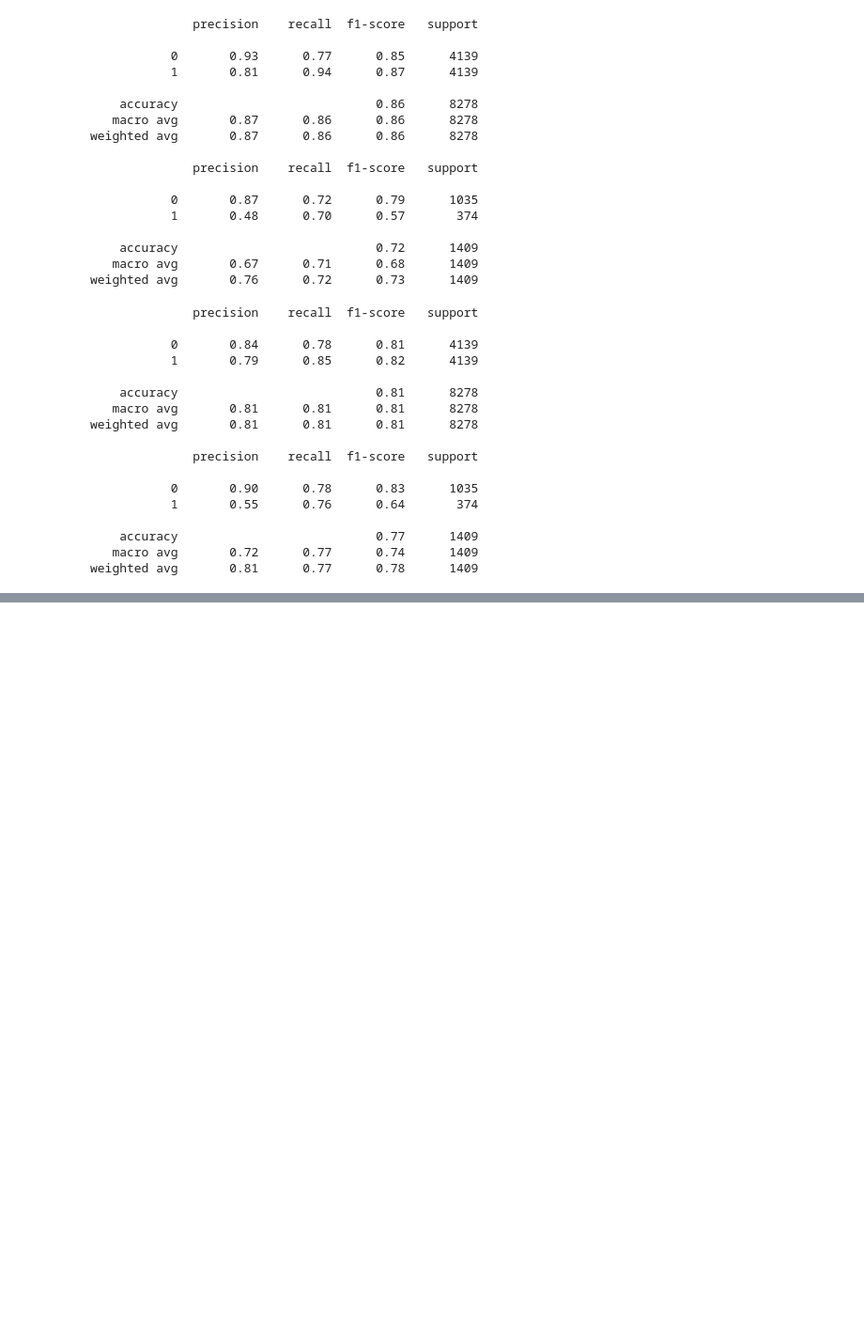
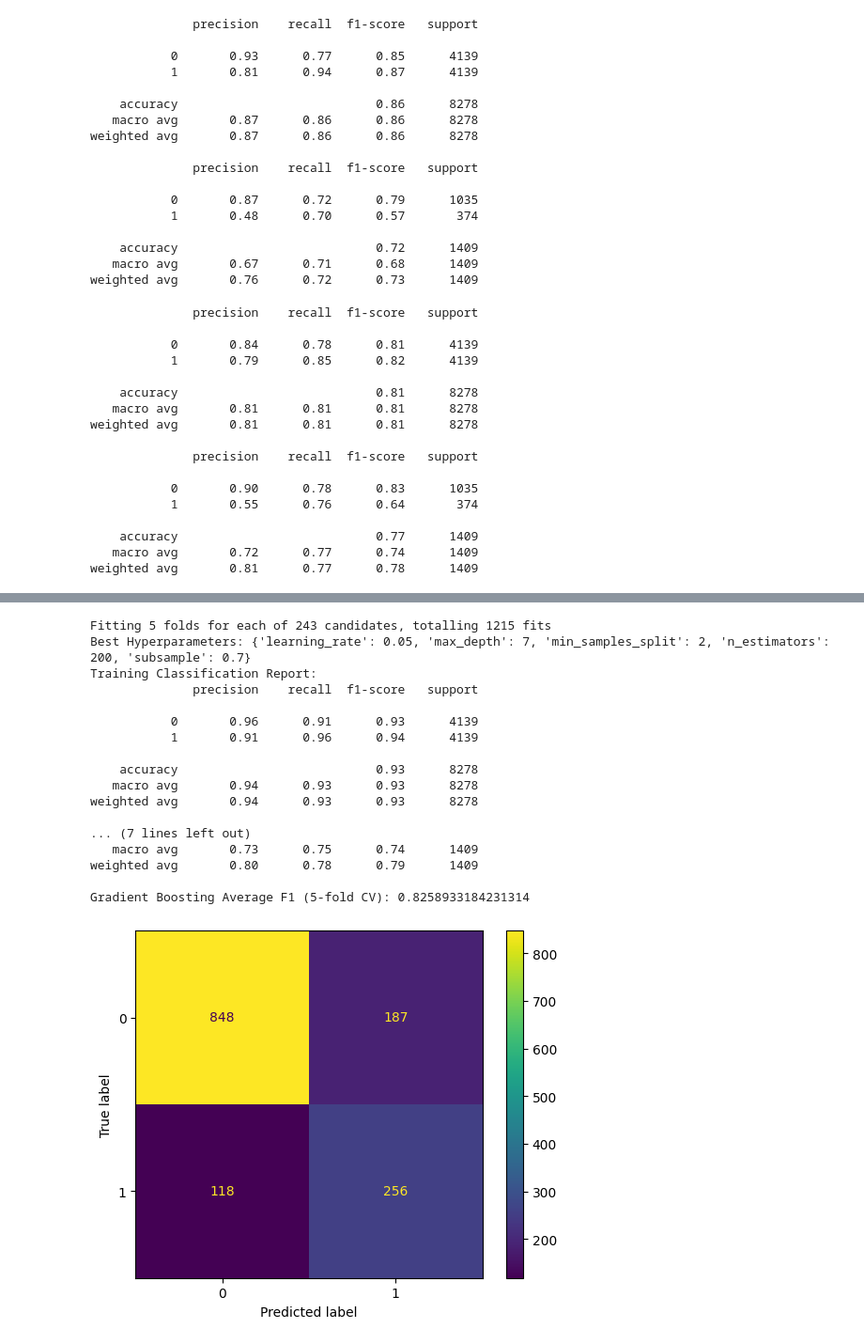
Before and after one commit to vishalgupta-git/telco-customer-churn-prediction, a Jupyter notebook: notebook.ipynb, the cells around one changed output, grey strips where cells are left out. Shown at 94% size. Cells and saved outputs as stored; diff of their text form; code cells hidden in the pictures; blank space fills up the shorter version.

Commit message:
Exporting model

```diff
--- a/notebook.ipynb
+++ b/notebook.ipynb
@@ -543,0 +582,67 @@ weighted avg       0.81      0.77      0.78      1409
+# %%
+gb = GradientBoostingClassifier(random_state=7)
+
+param_grid = {
+    'n_estimators': [100, 200, 300],
+    'learning_rate': [0.01, 0.05, 0.1],
+    'max_depth': [3, 5, 7],
+    'subsample': [0.7, 0.8, 1.0],
+    'min_samples_split': [2, 5, 10]
+}
+
+
+# GridSearchCV
+
+grid_search = GridSearchCV(
+    estimator=gb,
+    param_grid=param_grid,
+    cv=5,
+    scoring='f1',   # prioritizing F1 score for imbalanced classes
+    n_jobs=-1,
+    verbose=2
+)
+
+# Fit GridSearch
+grid_search.fit(x_train, y_train)
+
+# Best parameters
+print("Best Hyperparameters:", grid_search.best_params_)
+
+# Best estimator
+best_gb = grid_search.best_estimator_
+
+
+# Evaluation of model
+
+print("Training Classification Report:")
+print(classification_report(y_train, best_gb.predict(x_train)))
+
+print("Test Classification Report:")
+print(classification_report(y_test, best_gb.predict(x_test)))
+
+# Confusion matrix
+ConfusionMatrixDisplay.from_estimator(best_gb, x_test, y_test)
+
+
+# Cross-validation (F1 score)
+cv_scores = cross_val_score(best_gb, x_train, y_train, cv=5, scoring='f1')
+print("Gradient Boosting Average F1 (5-fold CV):", cv_scores.mean())
+# %% [output]
+Fitting 5 folds for each of 243 candidates, totalling 1215 fits
+Best Hyperparameters: {'learning_rate': 0.05, 'max_depth': 7, 'min_samples_split': 2, 'n_estimators': 200, 'subsample': 0.7}
+Training Classification Report:
+              precision    recall  f1-score   support
+
+           0       0.96      0.91      0.93      4139
+           1       0.91      0.96      0.94      4139
+
+    accuracy                           0.93      8278
+   macro avg       0.94      0.93      0.93      8278
+weighted avg       0.94      0.93      0.93      8278
+
+... (7 lines left out)
+   macro avg       0.73      0.75      0.74      1409
+weighted avg       0.80      0.78      0.79      1409
+
+Gradient Boosting Average F1 (5-fold CV): 0.8258933184231314
+[figure, added]
```
Also changed, not shown: parts of 7 cells of this notebook, 1 other file.
